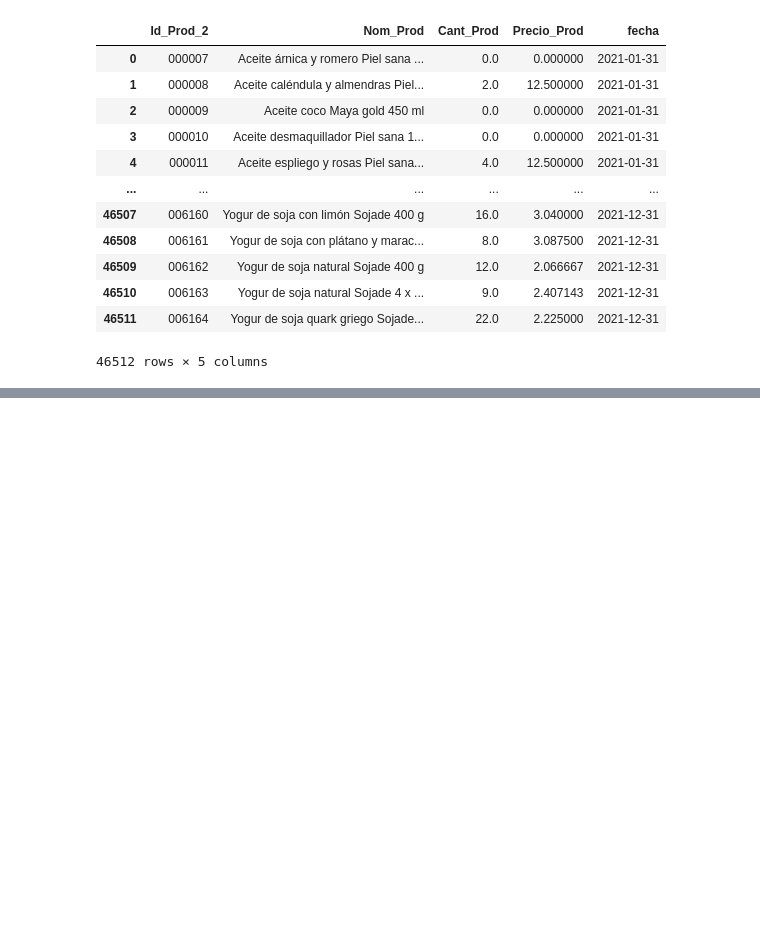
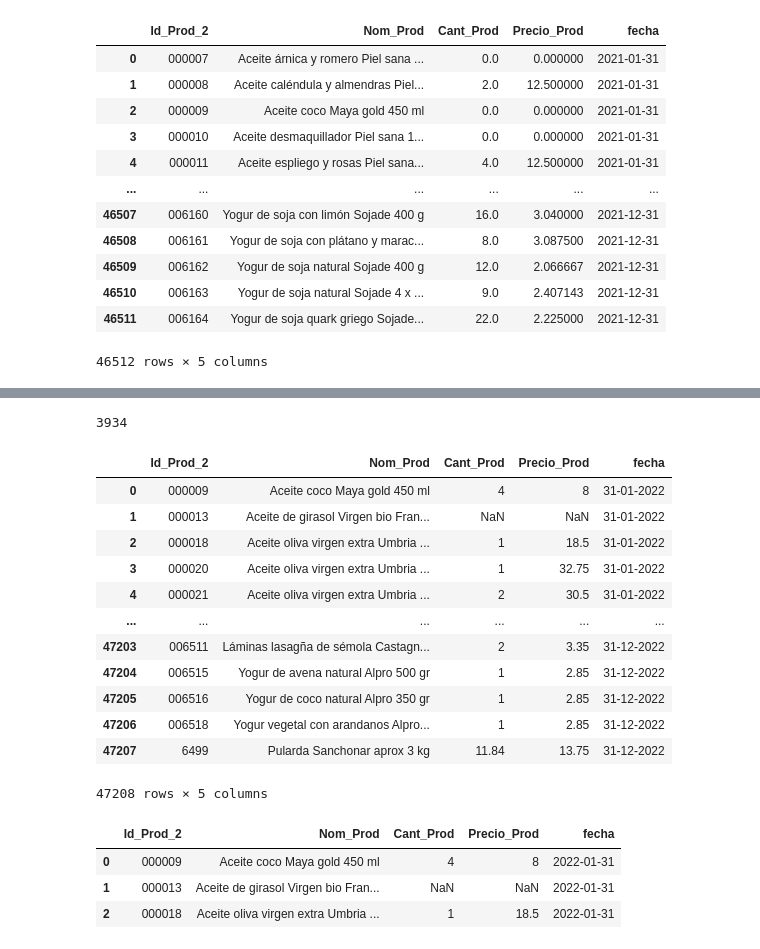
Before and after one commit to Factoria-F5-AI-Bootcamp-1-Edicion/Proyecto_Osa, a Jupyter notebook: Osa_limpieza.ipynb, the cells around one changed output, grey strips where cells are left out. Saved outputs shown, nothing was run; the diff lists cells and outputs as text; code cells hidden in the pictures; blank space fills up the shorter version.

```diff
--- a/Osa_limpieza.ipynb
+++ b/Osa_limpieza.ipynb
@@ -822,0 +1320,10 @@ dfventas_con_cero
+# %%
+# Separar columnas de Noviembre
+dfventas_Nov_2022 = dfventas_2022.drop(["Cant_Prod_Ene","Precio_Prod_Ene","Cant_Prod_Feb","Precio_Prod_Feb","Cant_Prod_Mar","Precio_Prod_Mar","Cant_Prod_Abr","Precio_Prod_Abr","Cant_Prod_May","Precio_Prod_May","Cant_Prod_Jun","Precio_Prod_Jun","Cant_Prod_Jul","Precio_Prod_Jul","Cant_Prod_Ago","Precio_Prod_Ago","Cant_Prod_Set","Precio_Prod_Set","Cant_Prod_Oct","Precio_Prod_Oct","Cant_Prod_Dic","Precio_Prod_Dic","Cant_Total_Prod","Precio_Total_Prod"], axis=1)
+dfventas_Nov_2022
+# crea la lista de fechas especificadas
+fecha = "30-11-2022"
+lista_fechas_noviembre_2022 = [fecha] * len(dfventas_Nov_2022)
+# agrega la nueva columna al DataFrame
+dfventas_Nov_2022["fecha"] = lista_fechas_noviembre_2022
+dfventas_Nov_2022.head(5)
@@ -822,0 +1337,6 @@ dfventas_con_cero
+# %%
+# Renombrar columnas ___  OJO SI NO FUNCIONA ELIMINAR ESTA COLUMNA
+dfventas_Nov_2022.rename(columns={'Cant_Prod_Nov':'Cant_Prod',
+                            'Precio_Prod_Nov':'Precio_Prod',
+                             }, inplace=True)
+dfventas_Nov_2022.head(5)
@@ -822,0 +1350,10 @@ dfventas_con_cero
+# %%
+# Separar columnas de Diciemre
+dfventas_Dic_2022 = dfventas_2022.drop(["Cant_Prod_Ene","Precio_Prod_Ene","Cant_Prod_Feb","Precio_Prod_Feb","Cant_Prod_Mar","Precio_Prod_Mar","Cant_Prod_Abr","Precio_Prod_Abr","Cant_Prod_May","Precio_Prod_May","Cant_Prod_Jun","Precio_Prod_Jun","Cant_Prod_Jul","Precio_Prod_Jul","Cant_Prod_Ago","Precio_Prod_Ago","Cant_Prod_Set","Precio_Prod_Set","Cant_Prod_Oct","Precio_Prod_Oct","Cant_Prod_Nov","Precio_Prod_Nov","Cant_Total_Prod","Precio_Total_Prod"], axis=1)
+dfventas_Dic_2022
+# crea la lista de fechas especificadas
+fecha = "31-12-2022"
+lista_fechas_diciembre_2022 = [fecha] * len(dfventas_Dic_2022)
+# agrega la nueva columna al DataFrame
+dfventas_Dic_2022["fecha"] = lista_fechas_diciembre_2022
+dfventas_Dic_2022.head(5)
@@ -822,0 +1367,6 @@ dfventas_con_cero
+# %%
+# Renombrar columnas ___  OJO SI NO FUNCIONA ELIMINAR ESTA COLUMNA
+dfventas_Dic_2022.rename(columns={'Cant_Prod_Dic':'Cant_Prod',
+                            'Precio_Prod_Dic':'Precio_Prod',
+                             }, inplace=True)
+dfventas_Dic_2022.head(5)
@@ -822,0 +1380,23 @@ dfventas_con_cero
+# %%
+len(dfventas_Dic_2022)
+# %% [output]
+3934
+# %%
+# Concatenar dataframe
+dfventas_2022 = pd.concat([dfventas_Ene_2022, dfventas_Feb_2022, dfventas_Mar_2022, dfventas_Abr_2022, dfventas_May_2022, dfventas_Jun_2022, dfventas_Jul_2022, dfventas_Ago_2022, dfventas_Set_2022, dfventas_Oct_2022, dfventas_Nov_2022, dfventas_Dic_2022], axis=0)
+dfventas_2022.reset_index(inplace=True, drop=True)
+dfventas_2022
+# %% [output]
+|  | Id_Prod_2 | Nom_Prod | Cant_Prod | Precio_Prod | fecha |
+| 0 | 000009 | Aceite coco Maya gold 450 ml | 4 | 8 | 31-01-2022 |
+| 1 | 000013 | Aceite de girasol Virgen bio Fran... | NaN | NaN | 31-01-2022 |
+| 2 | 000018 | Aceite oliva virgen extra Umbria ... | 1 | 18.5 | 31-01-2022 |
+| 3 | 000020 | Aceite oliva virgen extra Umbria ... | 1 | 32.75 | 31-01-2022 |
+| 4 | 000021 | Aceite oliva virgen extra Umbria ... | 2 | 30.5 | 31-01-2022 |
+| ... | ... | ... | ... | ... | ... |
+| 47203 | 006511 | Láminas lasagña de sémola Castagn... | 2 | 3.35 | 31-12-2022 |
+| 47204 | 006515 | Yogur de avena natural Alpro 500 gr | 1 | 2.85 | 31-12-2022 |
+| 47205 | 006516 | Yogur de coco natural Alpro 350 gr | 1 | 2.85 | 31-12-2022 |
+| 47206 | 006518 | Yogur vegetal con arandanos Alpro... | 1 | 2.85 | 31-12-2022 |
+| 47207 | 6499 | Pularda Sanchonar aprox 3 kg | 11.84 | 13.75 | 31-12-2022 |
+47208 rows × 5 columns
@@ -822,0 +1406,7 @@ dfventas_con_cero
+# %%
+dfventas_2022.head(3)
+# %% [output]
+|  | Id_Prod_2 | Nom_Prod | Cant_Prod | Precio_Prod | fecha |
+| 0 | 000009 | Aceite coco Maya gold 450 ml | 4 | 8 | 2022-01-31 |
+| 1 | 000013 | Aceite de girasol Virgen bio Fran... | NaN | NaN | 2022-01-31 |
+| 2 | 000018 | Aceite oliva virgen extra Umbria ... | 1 | 18.5 | 2022-01-31 |
```
Also changed, not shown: parts of 48 cells of this notebook, 1 other file.
